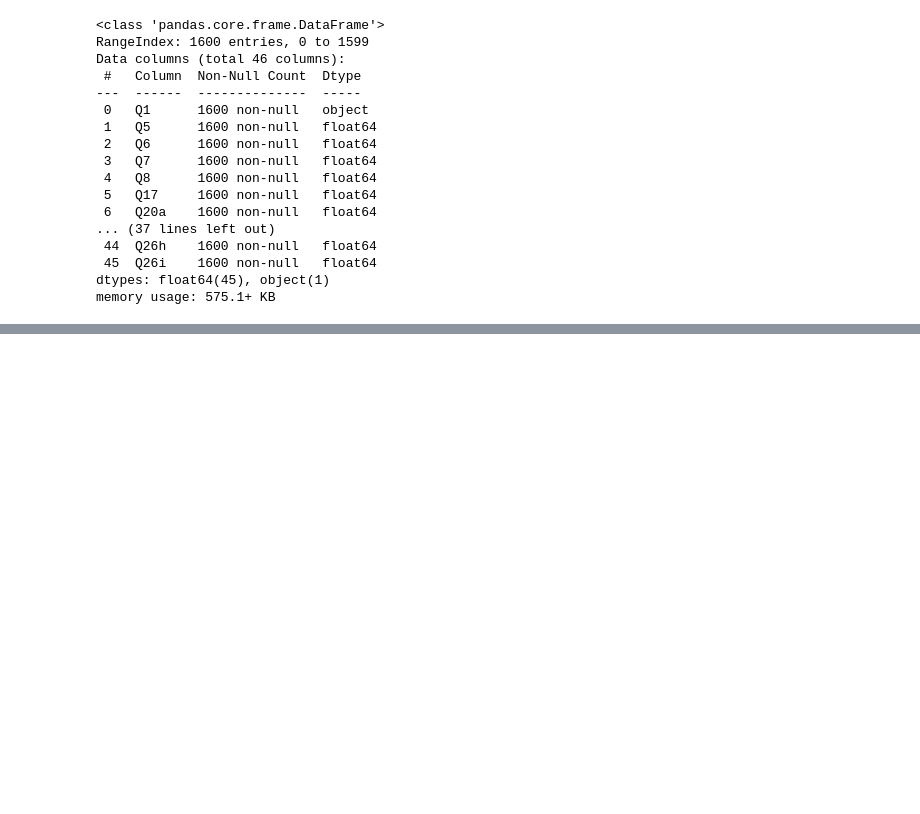
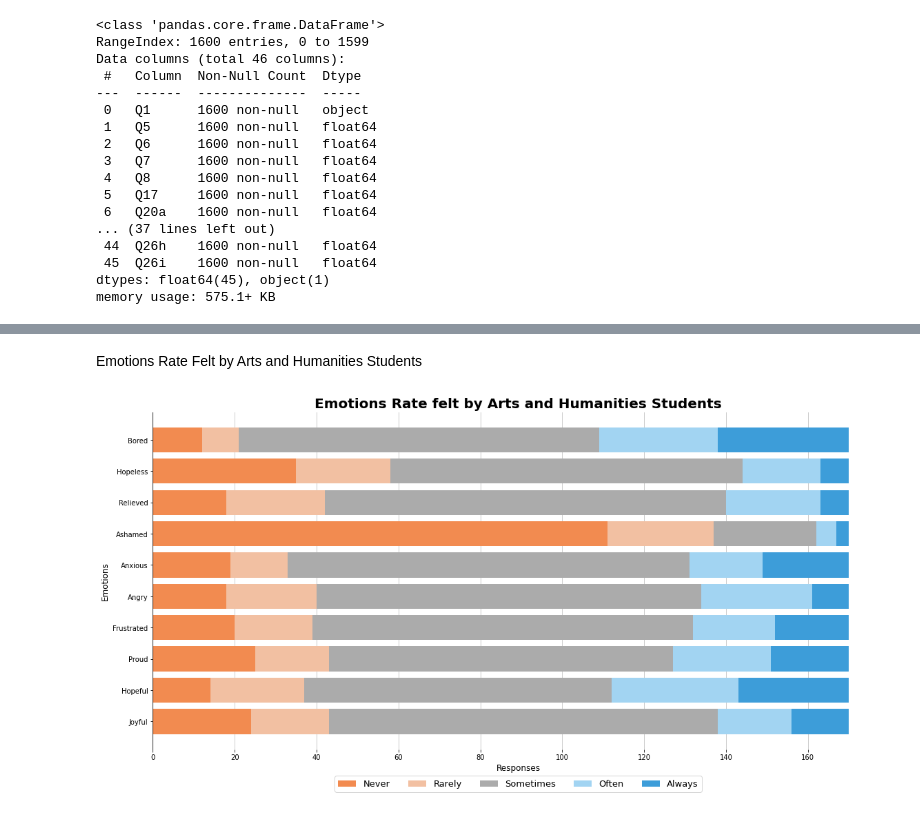
Before and after one commit to Jayres18/BAT404-Project, a Jupyter notebook: visualization.ipynb, the cells around one changed output, grey strips where cells are left out. Drawn from its saved outputs; the diff is of its cells as text; code cells hidden in the pictures; blank space fills up the shorter version.

Commit message:
arranged, edited, and updated visualizations

```diff
--- a/visualization.ipynb
+++ b/visualization.ipynb
@@ -1911,0 +1708,40 @@ memory usage: 12.6 KB
+# %% [markdown]
+Emotions Rate Felt by Arts and Humanities Students
+# %%
+fig, ax = plt.subplots(figsize=(19, 9))
+labels = ["Never", "Rarely", "Sometimes", "Often", "Always"]
+category_labels = ["Joyful", "Hopeful", "Proud", "Frustrated", "Angry", "Anxious", "Ashamed", "Relieved", "Hopeless", "Bored"]
+
+art_field_never = art_data_joyful + art_data_hopeful + art_data_proud + art_data_frustrated + art_data_angry + art_data_anxious + art_data_ashamed + art_data_relieved + art_data_hopeless + art_data_bored
+art_field_rarely = art_data1_joyful + art_data1_hopeful + art_data1_proud + art_data1_frustrated + art_data1_angry + art_data1_anxious + art_data1_ashamed + art_data1_relieved + art_data1_hopeless + art_data1_bored
+art_field_sometimes = art_data2_joyful + art_data2_hopeful + art_data2_proud + art_data2_frustrated + art_data2_angry + art_data2_anxious + art_data2_ashamed + art_data2_relieved + art_data2_hopeless + art_data2_bored
+art_field_often = art_data3_joyful + art_data3_hopeful + art_data3_proud + art_data3_frustrated + art_data3_angry + art_data3_anxious + art_data3_ashamed + art_data3_relieved + art_data3_hopeless + art_data3_bored
+art_field_always = art_data4_joyful + art_data4_hopeful + art_data4_proud + art_data4_frustrated + art_data4_angry + art_data4_anxious + art_data4_ashamed + art_data4_relieved + art_data4_hopeless + art_data4_bored
+
+art_bottom1 = art_field_never
+art_bottom2 = [a+b for a,b in zip(art_field_never, art_field_rarely)]
+art_bottom3 = [a+b+c for a,b,c in zip(art_field_never, art_field_rarely, art_field_sometimes)]
+art_bottom4 = [a+b+c+d for a,b,c,d in zip(art_field_never, art_field_rarely, art_field_sometimes, art_field_often)]
+
+p1 = ax.barh(category_labels, art_field_never, color = '#F28B50')
+p2 = ax.barh(category_labels, art_field_rarely, left = art_bottom1, color = '#F2C0A2')
+p3 = ax.barh(category_labels, art_field_sometimes, left = art_bottom2, color = '#ABABAB')
+p4 = ax.barh(category_labels, art_field_often, left = art_bottom3, color = '#A2D4F2')
+p5 = ax.barh(category_labels, art_field_always, left = art_bottom4, color = '#3D9DD9')
+
+ax.spines['right'].set_visible(False)
+ax.spines['top'].set_visible(False)
+ax.spines['left'].set_visible(True)
+ax.spines['bottom'].set_visible(False)
+
+ax.yaxis.grid(False)
+ax.xaxis.grid(True, which='major', color='#BFBFBF')
+ax.set_axisbelow(True)
+
+plt.ylabel("Emotions", fontsize=12)
+plt.xlabel("Responses", fontsize=12)
+plt.title("Emotions Rate felt by Arts and Humanities Students", fontsize = 20, fontweight='bold')
+ax.legend(labels, bbox_to_anchor=(0.5,-0.14), loc='lower center', ncol=5, fontsize = 13)
+plt.show()
+# %% [output]
+[figure, added]
```
Also changed, not shown: parts of 172 cells of this notebook.
